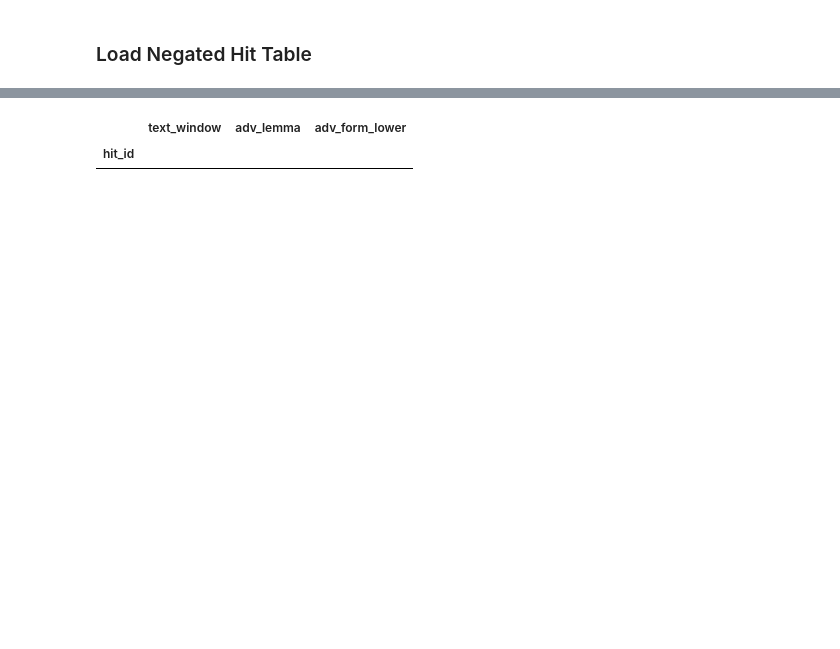
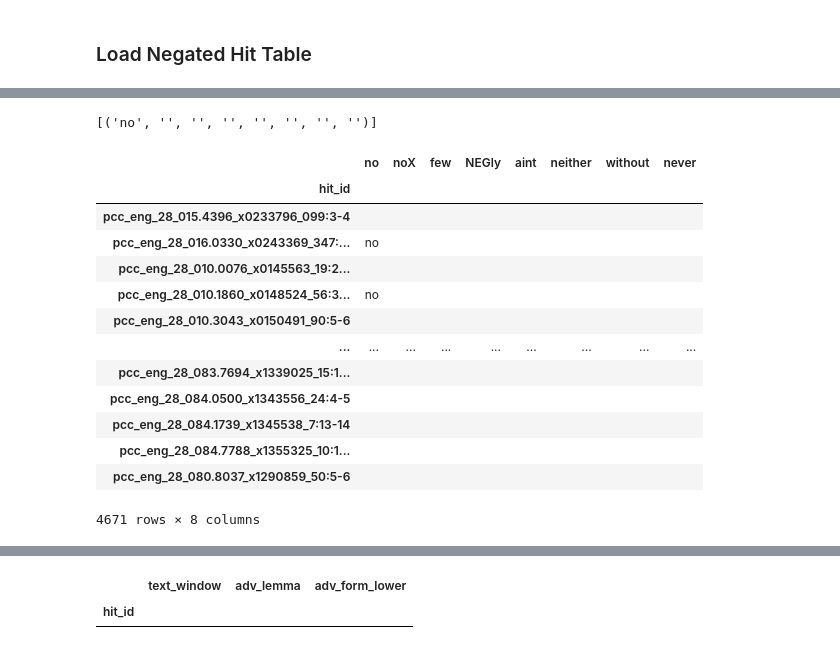
Before and after one commit to AndreaTheLinguist/sanpi, a Jupyter notebook: notebooks/ALL-topNEGadv_bigram-polarity.ipynb, the cells around one changed output, grey strips where cells are left out. Saved outputs shown, nothing was run; the diff lists cells and outputs as text; code cells hidden in the pictures; blank space fills up the shorter version.

```diff
--- a/notebooks/ALL-topNEGadv_bigram-polarity.ipynb
+++ b/notebooks/ALL-topNEGadv_bigram-polarity.ipynb
@@ -46,0 +50,2 @@ NEG_HITS_PATH = HIT_TABLES_DIR /'RBdirect'/'ALL-RBdirect_final.parq'
+# %%
+PRESAMPLED_PARQ = find_most_recent_top_am(DATE, data_dir=OUT_DIR, undated_stem=f'{TAG_TOP_STR}adv_sample-hits_', suffix='.parq', verbose=VERBOSE)
@@ -562,0 +634,11 @@ Updated `neg_lemma` counts with "ain(')t" merged with "not"
+# %%
+if PRESAMPLED_PARQ.exists():
+    all_hits = pd.read_parquet(PRESAMPLED_PARQ, engine='pyarrow')
+# %%
+from source.utils.dataframes import get_preceding_text #, NEG_REGEX
+
+
+pos_hits = all_hits.copy().filter(like='pcc_eng_28', axis=0
+                                  ).loc[all_hits.polarity=='pos', :]
+pos_hits['up_to_adj'] = get_preceding_text(pos_hits.token_str)
+show_sample(pos_hits.sample(6).filter(like='adj'))
@@ -562,0 +663,30 @@ Updated `neg_lemma` counts with "ain(')t" merged with "not"
+# %%
+import re
+NEG_REGEX = re.compile(
+    (r"\b(?P<no>no)\b|\b(?P<noX>n[o'](?:[tr]|ne?|body|thing|where))\b"
+        r"|\b(?<!\w a|the|[oe]se) (?P<few>few)\b|\b(?P<NEGly>(?:[br]are|scarce|seldom)l?y?|hardly)\b"
+        r"|\b(?P<aint>ain'?t)\b|\b(?P<neither>neither)\b|\b(?P<without>without)\b|\b(?P<never>never)\b"),
+    flags=re.I)
+
+X = 'No one seemed exactly sure what to expect , and looked around in silent acknowledgement that it was a slightly absurd way to spend a Saturday afternoon'
+NEG_REGEX.findall(X.lower())
+# %% [output]
+[('no', '', '', '', '', '', '', '')]
+# %%
+neg_found = pos_hits.up_to_adj.str.extract(NEG_REGEX).fillna('')
+neg_found
+# %% [output]
+|  | no | noX | few | NEGly | aint | neither | without | never |
+| hit_id |  |  |  |  |  |  |  |  |
+| pcc_eng_28_015.4396_x0233796_099:3-4 |  |  |  |  |  |  |  |  |
+| pcc_eng_28_016.0330_x0243369_347:... | no |  |  |  |  |  |  |  |
+| pcc_eng_28_010.0076_x0145563_19:2... |  |  |  |  |  |  |  |  |
+| pcc_eng_28_010.1860_x0148524_56:3... | no |  |  |  |  |  |  |  |
+| pcc_eng_28_010.3043_x0150491_90:5-6 |  |  |  |  |  |  |  |  |
+| ... | ... | ... | ... | ... | ... | ... | ... | ... |
+| pcc_eng_28_083.7694_x1339025_15:1... |  |  |  |  |  |  |  |  |
+| pcc_eng_28_084.0500_x1343556_24:4-5 |  |  |  |  |  |  |  |  |
+| pcc_eng_28_084.1739_x1345538_7:13-14 |  |  |  |  |  |  |  |  |
+| pcc_eng_28_084.7788_x1355325_10:1... |  |  |  |  |  |  |  |  |
+| pcc_eng_28_080.8037_x1290859_50:5-6 |  |  |  |  |  |  |  |  |
+4671 rows × 8 columns
```
Also changed, not shown: parts of 58 cells of this notebook, 30 other files.
